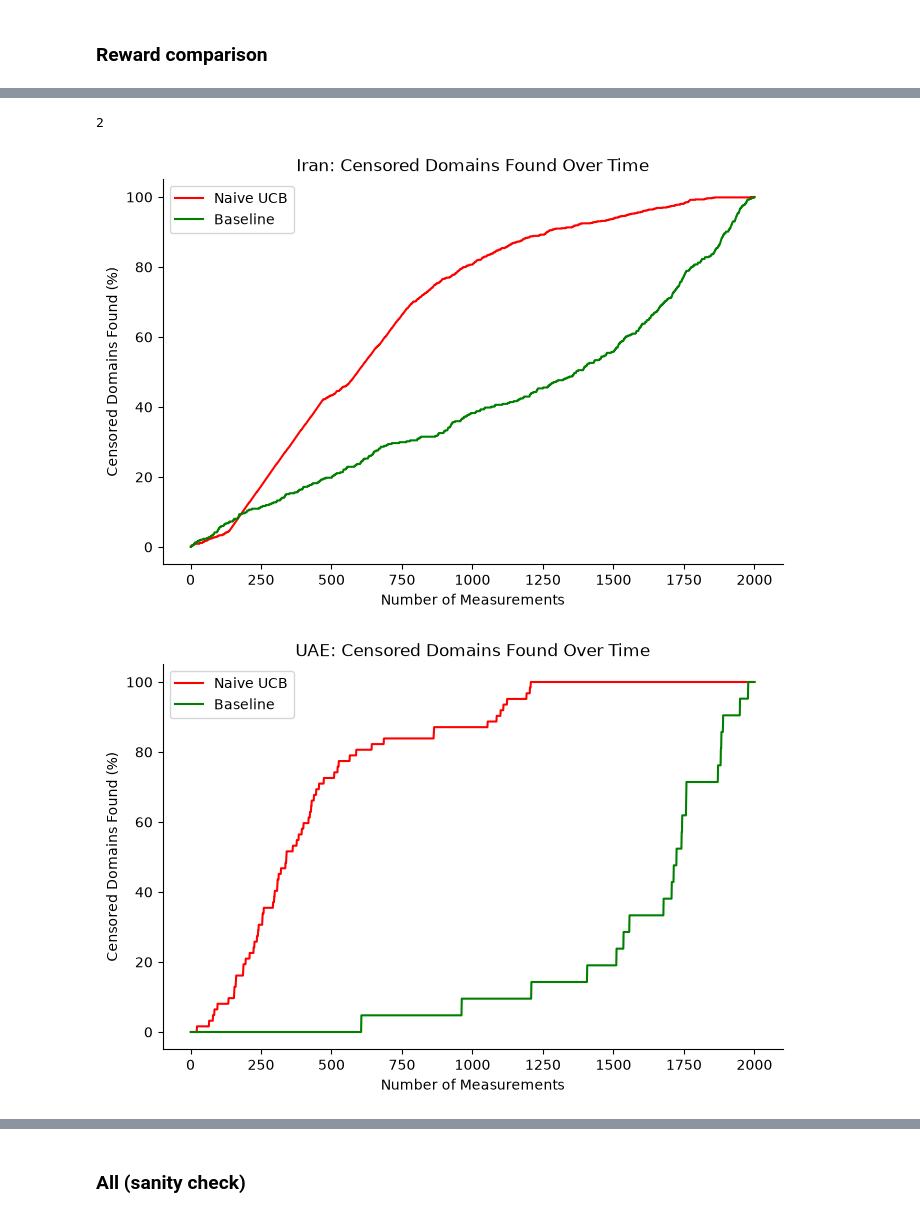
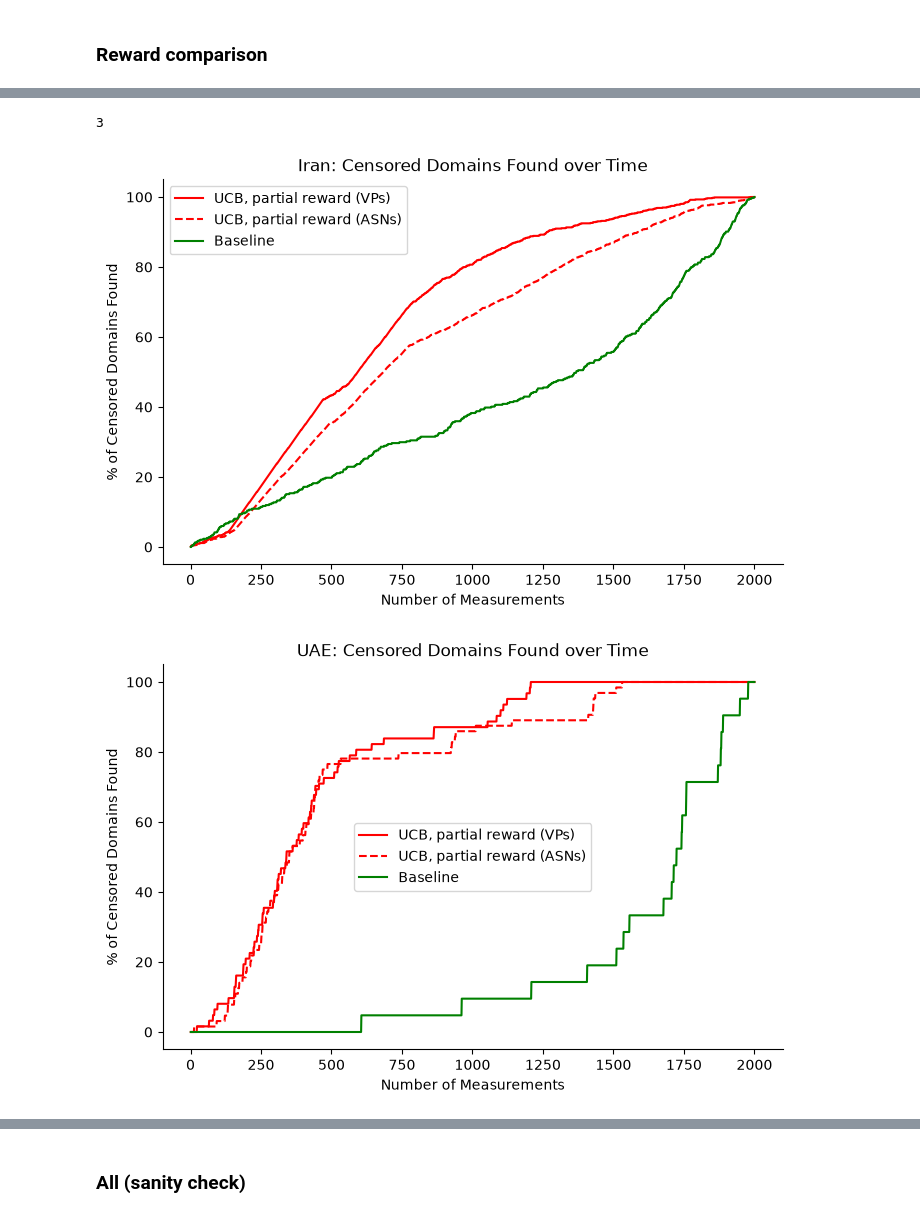
Before and after one commit to r-andlab/cenrl-infra, a Jupyter notebook: analysis/Analysis.ipynb, the cells around one changed output, grey strips where cells are left out. Drawn from its saved outputs; the diff is of its cells as text; code cells hidden in the pictures.

```diff
--- a/analysis/Analysis.ipynb
+++ b/analysis/Analysis.ipynb
@@ -418,9 +423,9 @@ plt.show()
 # %%
 files = [
     f"{DATA_DIR}/exp1/Thailand.csv",
-    # f"{DATA_DIR}/exp2/Thailand.csv",
+    f"{DATA_DIR}/exp2/Thailand.csv",
     f"{DATA_DIR}/exp3/Thailand.csv",
-    # f"{DATA_DIR}/exp4/Thailand.csv",
+    f"{DATA_DIR}/exp4/Thailand.csv",
     f"{DATA_DIR}/baseline/Thailand.csv"
 ]
 runs, times, names, colors, lines = get_over_time_compare_data(files)
@@ -443,9 +448,9 @@ plt.show()
 # %%
 files = [
     f"{DATA_DIR}/exp1/Turkey.csv",
-    # f"{DATA_DIR}/exp2/Turkey.csv",
+    f"{DATA_DIR}/exp2/Turkey.csv",
     f"{DATA_DIR}/exp3/Turkey.csv",
-    # f"{DATA_DIR}/exp4/Turkey.csv",
+    f"{DATA_DIR}/exp4/Turkey.csv",
     f"{DATA_DIR}/baseline/Turkey.csv"
 ]
 runs, times, names, colors, lines = get_over_time_compare_data(files)
@@ -496,7 +501,7 @@ plt.show()
 files = [
     # f"{DATA_DIR}/exp5/China.csv",
     f"{DATA_DIR}/exp6/China.csv",
-    # f"{DATA_DIR}/exp7/China.csv",
+    f"{DATA_DIR}/exp7/China.csv",
     f"{DATA_DIR}/baseline/China.csv"
 ]
 runs, times, names, colors, lines = get_over_time_compare_data(files)
@@ -520,7 +525,7 @@ plt.show()
 files = [
     # f"{DATA_DIR}/exp5/Iran.csv",
     f"{DATA_DIR}/exp6/Iran.csv",
-    # f"{DATA_DIR}/exp7/Iran.csv",
+    f"{DATA_DIR}/exp7/Iran.csv",
     f"{DATA_DIR}/baseline/Iran.csv"
 ]
 
@@ -554,32 +559,32 @@ ax.spines[["top", "right"]].set_visible(False)  # matches the reference style
 ax.legend()
 plt.show()
 # %% [output]
-2
+3
-[figure, old version]
+[figure, new version]
 # %%
 files = [
     # f"{DATA_DIR}/exp5/United_Arab_Emirates.csv",
     f"{DATA_DIR}/exp6/United_Arab_Emirates.csv",
-    # f"{DATA_DIR}/exp7/United_Arab_Emirates.csv",
+    f"{DATA_DIR}/exp7/United_Arab_Emirates.csv",
     f"{DATA_DIR}/baseline/United_Arab_Emirates.csv"
 ]
 runs, times, names, colors, lines = get_over_time_compare_data(files)
 
 fig, ax = plt.subplots(figsize=(8, 5))
 for _ in range(len(runs)):
     ax.plot(times[_], runs[_], label=names[_], color=colors[_], linestyle=lines[_])
 
 ax.set_xlabel("Number of Measurements")
 if USE_PERCENTAGES:
     ax.set_ylabel("% of Censored Domains Found")
 else:
     ax.set_ylabel("Num Censored Domains Found")
 ax.set_title("UAE: Censored Domains Found over Time")
 ax.spines[["top", "right"]].set_visible(False)  # matches the reference style
 ax.legend()
 plt.show()
 # %% [output]
-[figure, old version]
+[figure, new version]
 # %%
 files = [
     # f"{DATA_DIR}/exp5/Germany.csv",
```
Also changed, not shown: parts of 41 cells of this notebook.
